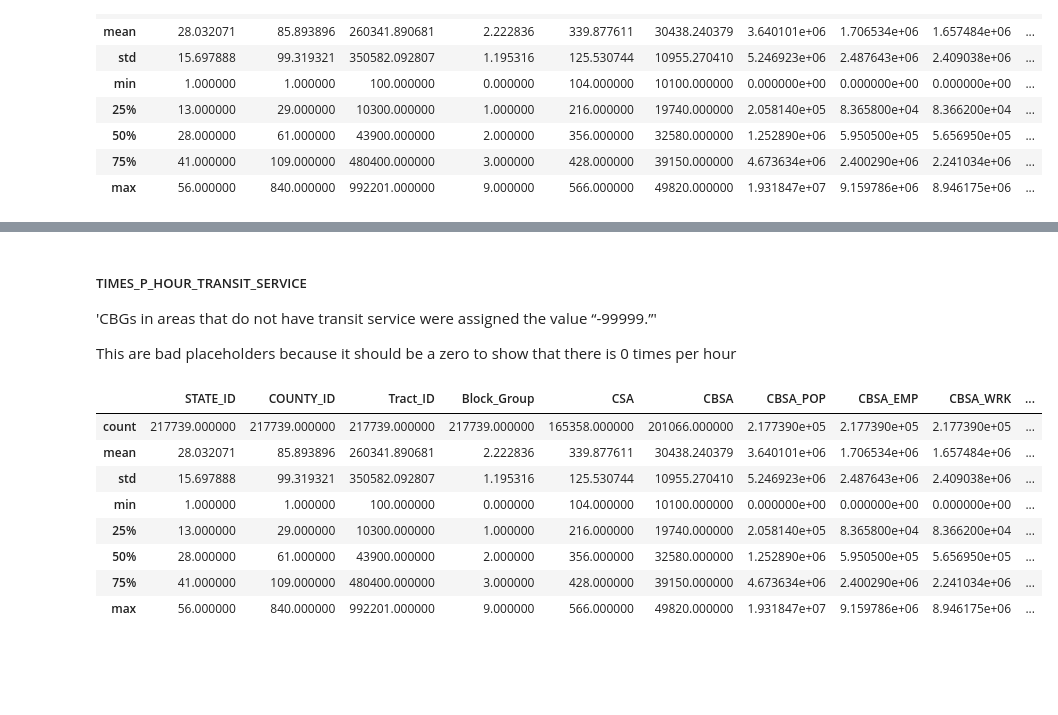
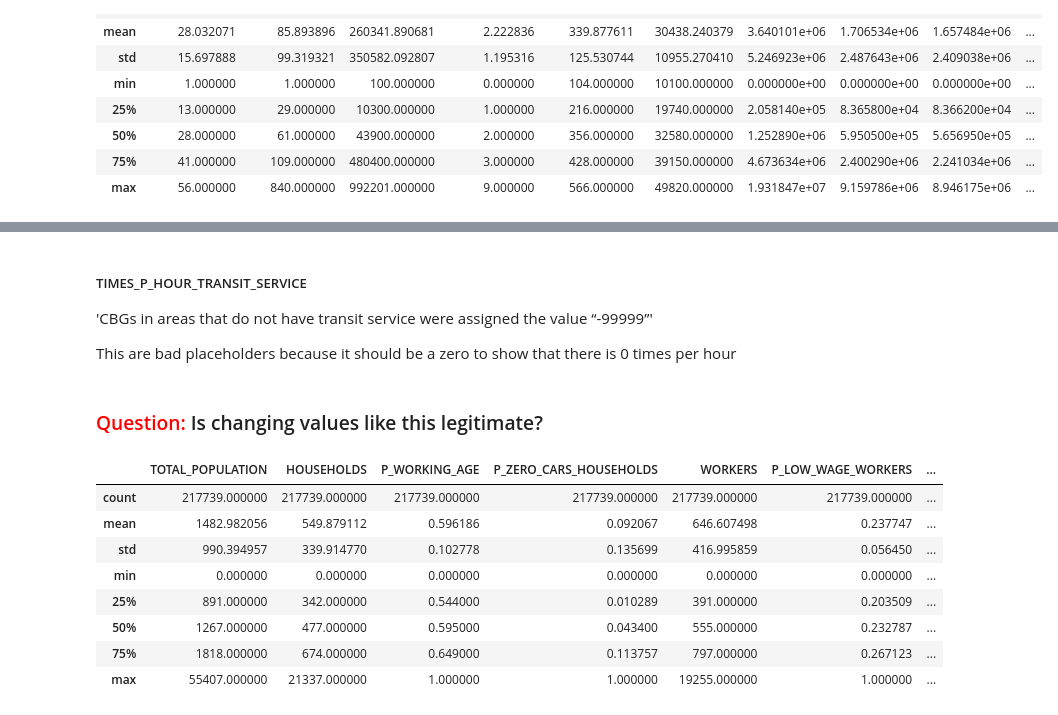
Before and after one commit to metropolisjenensis/Probabilistic-Machine-Learning_lecture-PROJECTS, a Jupyter notebook: projects/15-2BLXXXX_epa_census/notebooks/CarOwnership.ipynb, the cells around one changed output, grey strips where cells are left out. Saved outputs shown, nothing was run; the diff lists cells and outputs as text; code cells hidden in the pictures; blank space fills up the shorter version.

```diff
--- a/projects/15-2BLXXXX_epa_census/notebooks/CarOwnership.ipynb
+++ b/projects/15-2BLXXXX_epa_census/notebooks/CarOwnership.ipynb
@@ -105,0 +178,2 @@ Unusually high values of population checked; Example Element 14654 validated by
+# %%
+feature_df = df.iloc[:, 11:]
@@ -118,7 +196,7 @@ This are bad placeholders because it should be a high positive value to show tha
 # %% [markdown]
 ##### TIMES_P_HOUR_TRANSIT_SERVICE
 
-'CBGs in areas that do not have transit service were assigned the value “-99999.”'
+'CBGs in areas that do not have transit service were assigned the value “-99999”'
 
 This are bad placeholders because it should be a zero to show that there is 0 times per hour
 # %%
@@ -126,23 +204,25 @@ This are bad placeholders because it should be a zero to show that there is 0 ti
 # %%
 # Replacing placeholder values with null
-df['METERS_NEXT_TRANSIT_ STOP'] = df['METERS_NEXT_TRANSIT_ STOP'].replace(-99999, np.nan)
-df['TIMES_P_HOUR_TRANSIT_SERVICE'] = df['TIMES_P_HOUR_TRANSIT_SERVICE'].replace(-99999, np.nan)
+feature_df['METERS_NEXT_TRANSIT_STOP'] = feature_df['METERS_NEXT_TRANSIT_STOP'].replace(-99999, np.nan)
+feature_df['TIMES_P_HOUR_TRANSIT_SERVICE'] = feature_df['TIMES_P_HOUR_TRANSIT_SERVICE'].replace(-99999, np.nan)
 
 # Create new binary feature no_transit
-df.loc[:, 'no_transit'] = df['METERS_NEXT_TRANSIT_ STOP'].isna().astype(int)
+feature_df.loc[:, 'no_transit'] = feature_df['METERS_NEXT_TRANSIT_STOP'].isna().astype(int)
 
 # Fill Features with suiting values
-df.loc[:, 'METERS_NEXT_TRANSIT_ STOP'] = df['METERS_NEXT_TRANSIT_ STOP'].fillna(2000) # max of other data is 1200
-df.loc[:, 'TIMES_P_HOUR_TRANSIT_SERVICE'] = df['TIMES_P_HOUR_TRANSIT_SERVICE'].fillna(0) # minimum value of zero
+feature_df.loc[:, 'METERS_NEXT_TRANSIT_STOP'] = feature_df['METERS_NEXT_TRANSIT_STOP'].fillna(2000) # max of other data is 1200
+feature_df.loc[:, 'TIMES_P_HOUR_TRANSIT_SERVICE'] = feature_df['TIMES_P_HOUR_TRANSIT_SERVICE'].fillna(0) # minimum value of zero
+# %% [markdown]
+### <span style="color:red">Question: </span> Is changing values like this legitimate?
 # %%
-df.describe()
+feature_df.describe()
 # %% [output]
-|  | STATE_ID | COUNTY_ID | Tract_ID | Block_Group | CSA | CBSA | CBSA_POP | CBSA_EMP | CBSA_WRK | ... |
-| count | 217739.000000 | 217739.000000 | 217739.000000 | 217739.000000 | 165358.000000 | 201066.000000 | 2.177390e+05 | 2.177390e+05 | 2.177390e+05 | ... |
-| mean | 28.032071 | 85.893896 | 260341.890681 | 2.222836 | 339.877611 | 30438.240379 | 3.640101e+06 | 1.706534e+06 | 1.657484e+06 | ... |
-| std | 15.697888 | 99.319321 | 350582.092807 | 1.195316 | 125.530744 | 10955.270410 | 5.246923e+06 | 2.487643e+06 | 2.409038e+06 | ... |
-| min | 1.000000 | 1.000000 | 100.000000 | 0.000000 | 104.000000 | 10100.000000 | 0.000000e+00 | 0.000000e+00 | 0.000000e+00 | ... |
-| 25% | 13.000000 | 29.000000 | 10300.000000 | 1.000000 | 216.000000 | 19740.000000 | 2.058140e+05 | 8.365800e+04 | 8.366200e+04 | ... |
-| 50% | 28.000000 | 61.000000 | 43900.000000 | 2.000000 | 356.000000 | 32580.000000 | 1.252890e+06 | 5.950500e+05 | 5.656950e+05 | ... |
-| 75% | 41.000000 | 109.000000 | 480400.000000 | 3.000000 | 428.000000 | 39150.000000 | 4.673634e+06 | 2.400290e+06 | 2.241034e+06 | ... |
-| max | 56.000000 | 840.000000 | 992201.000000 | 9.000000 | 566.000000 | 49820.000000 | 1.931847e+07 | 9.159786e+06 | 8.946175e+06 | ... |
+|  | TOTAL_POPULATION | HOUSEHOLDS | P_WORKING_AGE | P_ZERO_CARS_HOUSEHOLDS | WORKERS | P_LOW_WAGE_WORKERS | ... |
+| count | 217739.000000 | 217739.000000 | 217739.000000 | 217739.000000 | 217739.000000 | 217739.000000 | ... |
+| mean | 1482.982056 | 549.879112 | 0.596186 | 0.092067 | 646.607498 | 0.237747 | ... |
+| std | 990.394957 | 339.914770 | 0.102778 | 0.135699 | 416.995859 | 0.056450 | ... |
+| min | 0.000000 | 0.000000 | 0.000000 | 0.000000 | 0.000000 | 0.000000 | ... |
+| 25% | 891.000000 | 342.000000 | 0.544000 | 0.010289 | 391.000000 | 0.203509 | ... |
+| 50% | 1267.000000 | 477.000000 | 0.595000 | 0.043400 | 555.000000 | 0.232787 | ... |
+| 75% | 1818.000000 | 674.000000 | 0.649000 | 0.113757 | 797.000000 | 0.267123 | ... |
+| max | 55407.000000 | 21337.000000 | 1.000000 | 1.000000 | 19255.000000 | 1.000000 | ... |
```
Also changed, not shown: parts of 51 cells of this notebook, 1 other file.
